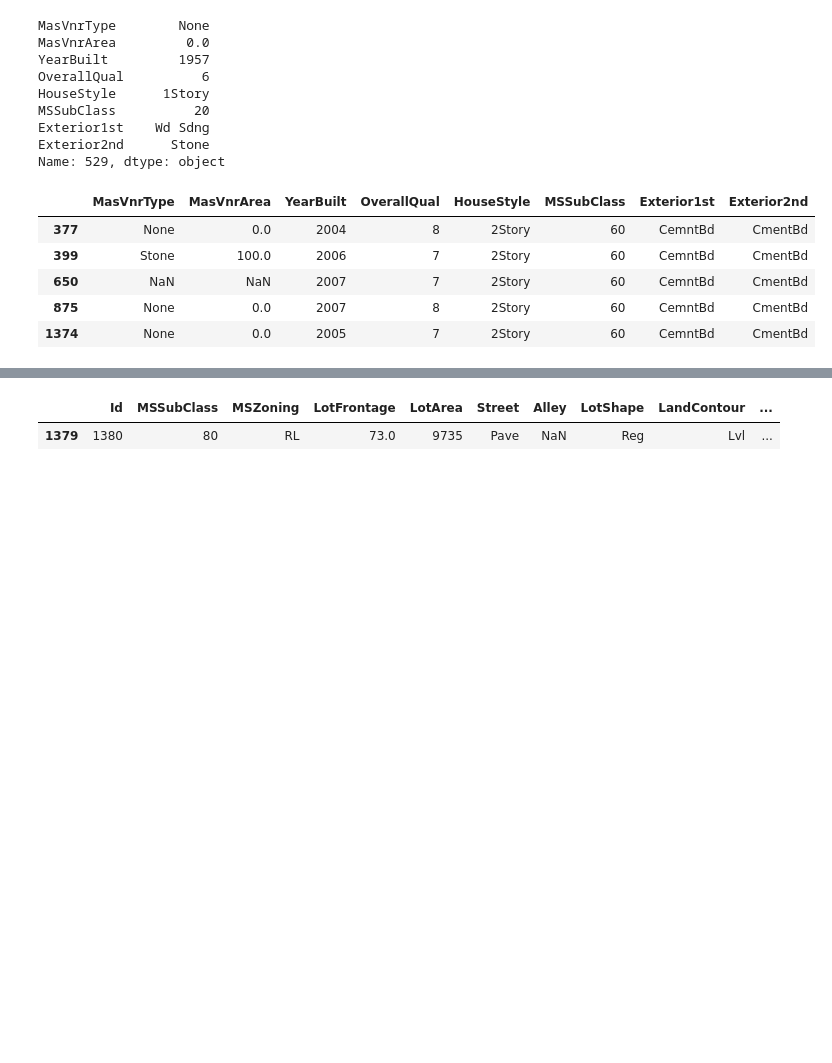
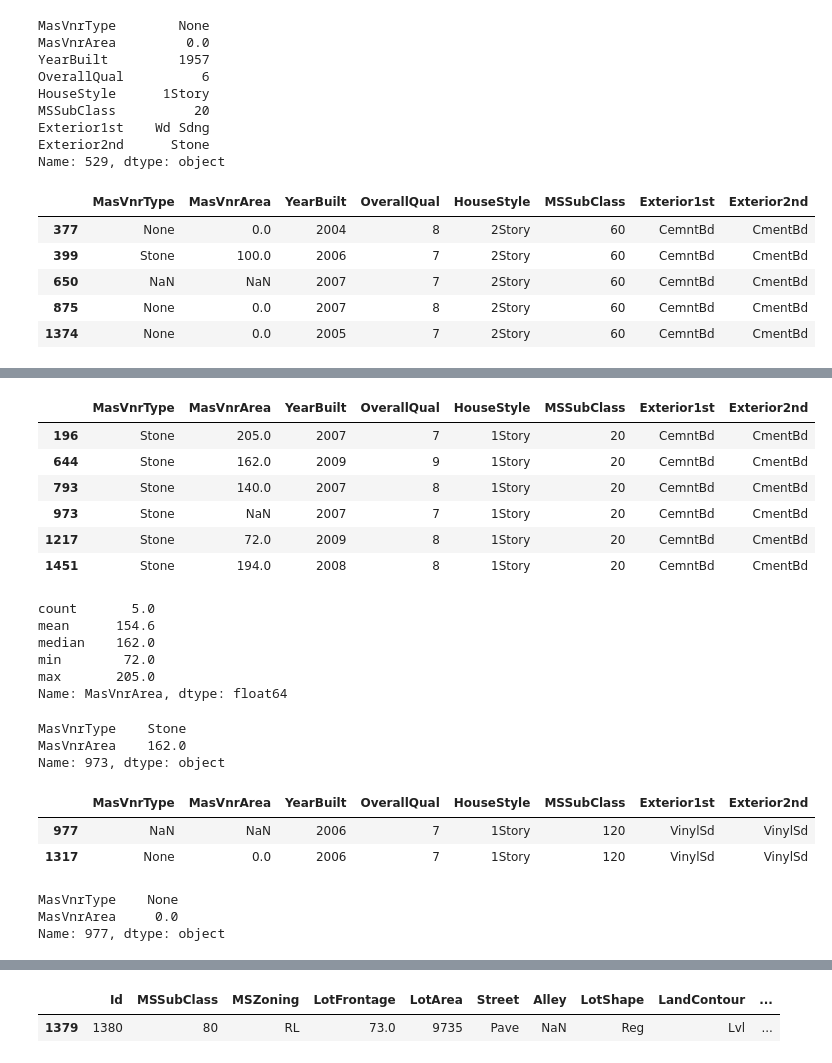
Before and after one commit to kogimurio/house_sales_prediction, a Jupyter notebook: saales_price_predictions.ipynb, the cells around one changed output, grey strips where cells are left out. Saved outputs shown, nothing was run; the diff lists cells and outputs as text; code cells hidden in the pictures; blank space fills up the shorter version.

```diff
--- a/saales_price_predictions.ipynb
+++ b/saales_price_predictions.ipynb
@@ -786,0 +757,2 @@ dataset[(dataset['Neighborhood'] == 'Somerst') &
+# %%
+dataset.loc[936, ['MasVnrType',	'MasVnrArea']] = ['None', 0]
@@ -786,0 +765,32 @@ dataset[(dataset['Neighborhood'] == 'Somerst') &
+# %%
+
+# Investigating row 973
+dataset[(dataset['Neighborhood'] == 'Somerst') &
+(dataset['HouseStyle'] == '1Story') &
+(dataset['MSSubClass'] == 20) &
+(dataset['Exterior1st'] == 'CemntBd') &
+(dataset['Exterior2nd'] == 'CmentBd')][['MasVnrType', 'MasVnrArea', 'YearBuilt', 'OverallQual', 'HouseStyle', 'MSSubClass','Exterior1st', 'Exterior2nd']]
+# %% [output]
+|  | MasVnrType | MasVnrArea | YearBuilt | OverallQual | HouseStyle | MSSubClass | Exterior1st | Exterior2nd |
+| 196 | Stone | 205.0 | 2007 | 7 | 1Story | 20 | CemntBd | CmentBd |
+| 644 | Stone | 162.0 | 2009 | 9 | 1Story | 20 | CemntBd | CmentBd |
+| 793 | Stone | 140.0 | 2007 | 8 | 1Story | 20 | CemntBd | CmentBd |
+| 973 | Stone | NaN | 2007 | 7 | 1Story | 20 | CemntBd | CmentBd |
+| 1217 | Stone | 72.0 | 2009 | 8 | 1Story | 20 | CemntBd | CmentBd |
+| 1451 | Stone | 194.0 | 2008 | 8 | 1Story | 20 | CemntBd | CmentBd |
+# %%
+
+# Investigating row 973
+dataset[(dataset['Neighborhood'] == 'Somerst') &
+(dataset['HouseStyle'] == '1Story') &
+(dataset['MSSubClass'] == 20) &
+(dataset['Exterior1st'] == 'CemntBd') &
+(dataset['MasVnrType'] == 'Stone') &
+(dataset['Exterior2nd'] == 'CmentBd')]['MasVnrArea'].agg(['count', 'mean', 'median', 'min', 'max'])
+# %% [output]
+count       5.0
+mean      154.6
+median    162.0
+min        72.0
+max       205.0
+Name: MasVnrArea, dtype: float64
@@ -786,0 +801,17 @@ dataset[(dataset['Neighborhood'] == 'Somerst') &
+# %%
+dataset.loc[973, ['MasVnrType', 'MasVnrArea']]
+# %% [output]
+MasVnrType    Stone
+MasVnrArea    162.0
+Name: 973, dtype: object
+# %%
+# Investigating row 977
+dataset[(dataset['Neighborhood'] == 'Somerst') &
+(dataset['HouseStyle'] == '1Story') &
+(dataset['MSSubClass'] == 120) &
+(dataset['Exterior1st'] == 'VinylSd') &
+(dataset['Exterior2nd'] == 'VinylSd')][['MasVnrType', 'MasVnrArea', 'YearBuilt', 'OverallQual', 'HouseStyle', 'MSSubClass','Exterior1st', 'Exterior2nd']]
+# %% [output]
+|  | MasVnrType | MasVnrArea | YearBuilt | OverallQual | HouseStyle | MSSubClass | Exterior1st | Exterior2nd |
+| 977 | NaN | NaN | 2006 | 7 | 1Story | 120 | VinylSd | VinylSd |
+| 1317 | None | 0.0 | 2006 | 7 | 1Story | 120 | VinylSd | VinylSd |
@@ -786,0 +820,6 @@ dataset[(dataset['Neighborhood'] == 'Somerst') &
+# %%
+dataset.loc[977, ['MasVnrType',	'MasVnrArea']]
+# %% [output]
+MasVnrType    None
+MasVnrArea     0.0
+Name: 977, dtype: object
```
Also changed, not shown: parts of 29 cells of this notebook.
